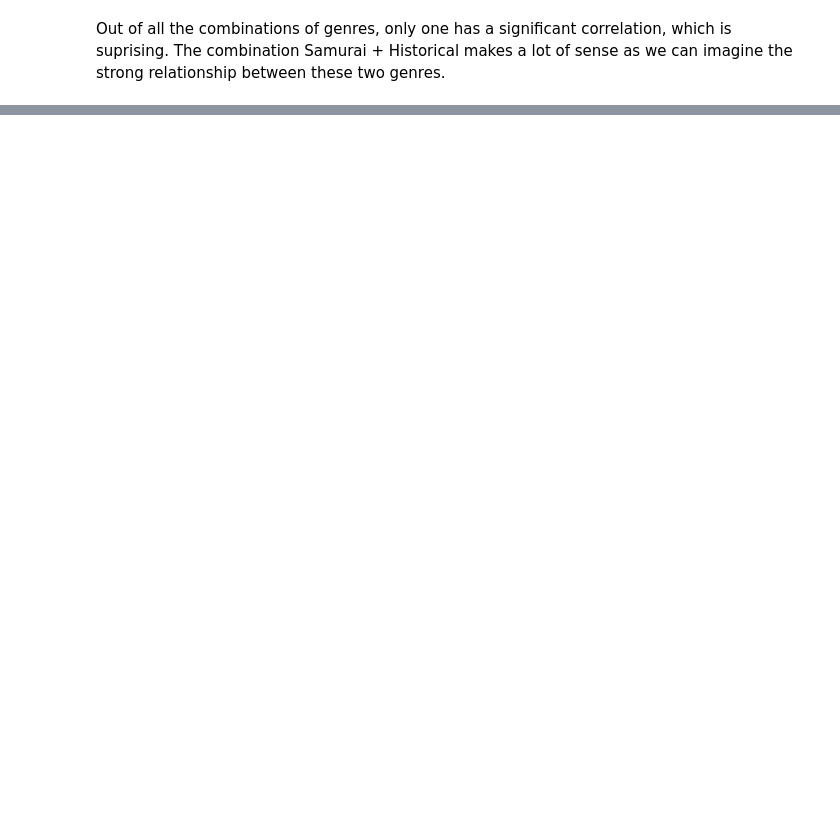
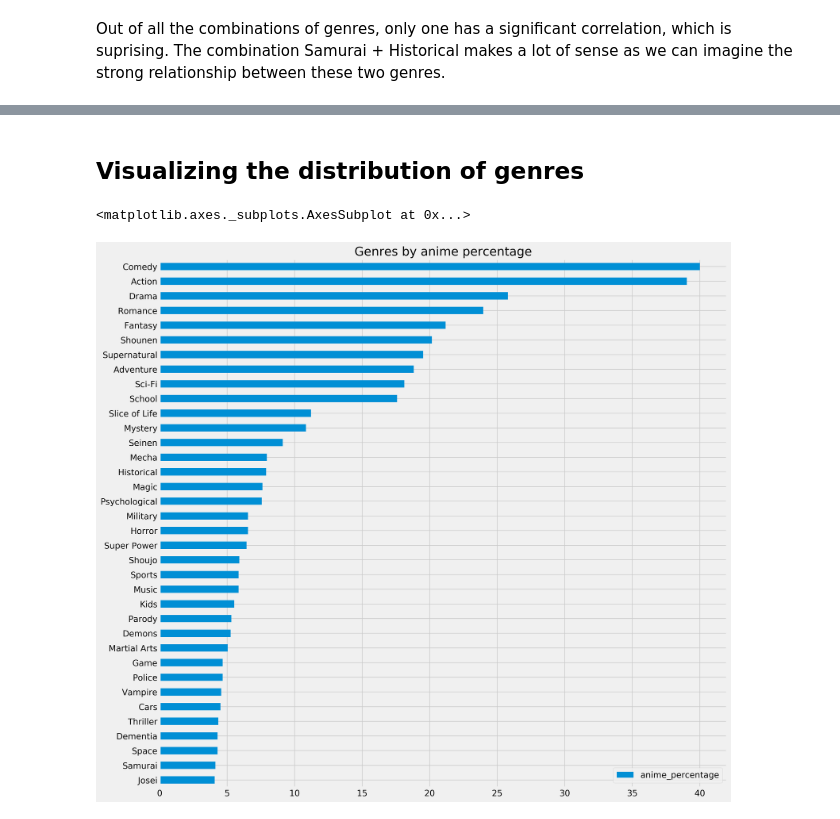
Before and after one commit to MaximeBastion/Anime_Classifier_Bayes, a Jupyter notebook: Anime_Classifier_Bayes.ipynb, the cells around one changed output, grey strips where cells are left out. Saved outputs shown, nothing was run; the diff lists cells and outputs as text; code cells hidden in the pictures; blank space fills up the shorter version.

```diff
--- a/Anime_Classifier_Bayes.ipynb
+++ b/Anime_Classifier_Bayes.ipynb
@@ -939,0 +1007,8 @@ corr_heatmap(genre_relationships)
+# %% [markdown]
+## Visualizing the distribution of genres
+# %%
+genre_distribution = pd.Series(genre_p, name = "anime_percentage") * 100
+genre_distribution.loc[selected_genres].sort_values().plot.barh(figsize=(15, 15), title="Genres by anime percentage", legend=True)
+# %% [output]
+<matplotlib.axes._subplots.AxesSubplot at 0x...>
+[figure, added]
```
Also changed, not shown: parts of 40 cells of this notebook.
